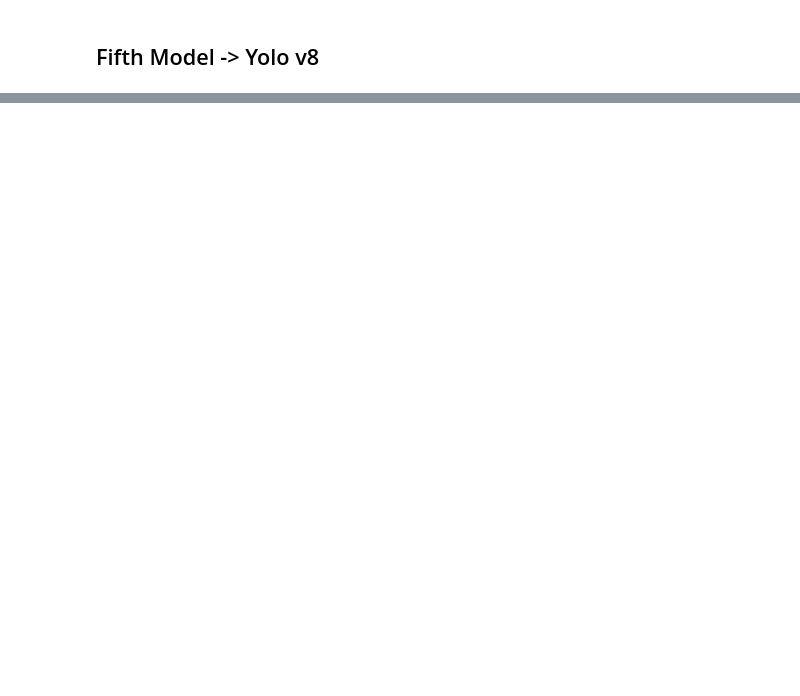
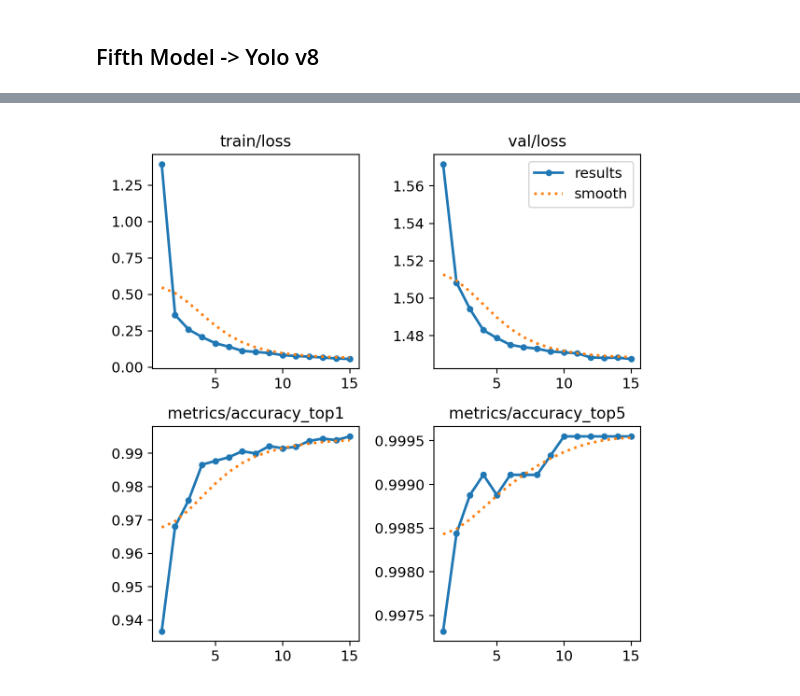
Before and after one commit to djmk/Data-Science-Machine-Learning-Projects, a Jupyter notebook: State_Farm_Distracted_Driver_Detection/State Farm Distracted Driver Detection.ipynb, the cells around one changed output, grey strips where cells are left out. Saved outputs shown, nothing was run; the diff lists cells and outputs as text; code cells hidden in the pictures; blank space fills up the shorter version.

```diff
--- a/State_Farm_Distracted_Driver_Detection/State Farm Distracted Driver Detection.ipynb
+++ b/State_Farm_Distracted_Driver_Detection/State Farm Distracted Driver Detection.ipynb
@@ -620,0 +637,4 @@ accuracy_score(df['Y_actual'], df['Y_predicted'])
+# %%
+Image("./runs/classify/train/results.png")
+# %% [output]
+[figure, added]
```
Also changed, not shown: parts of 69 cells of this notebook.
